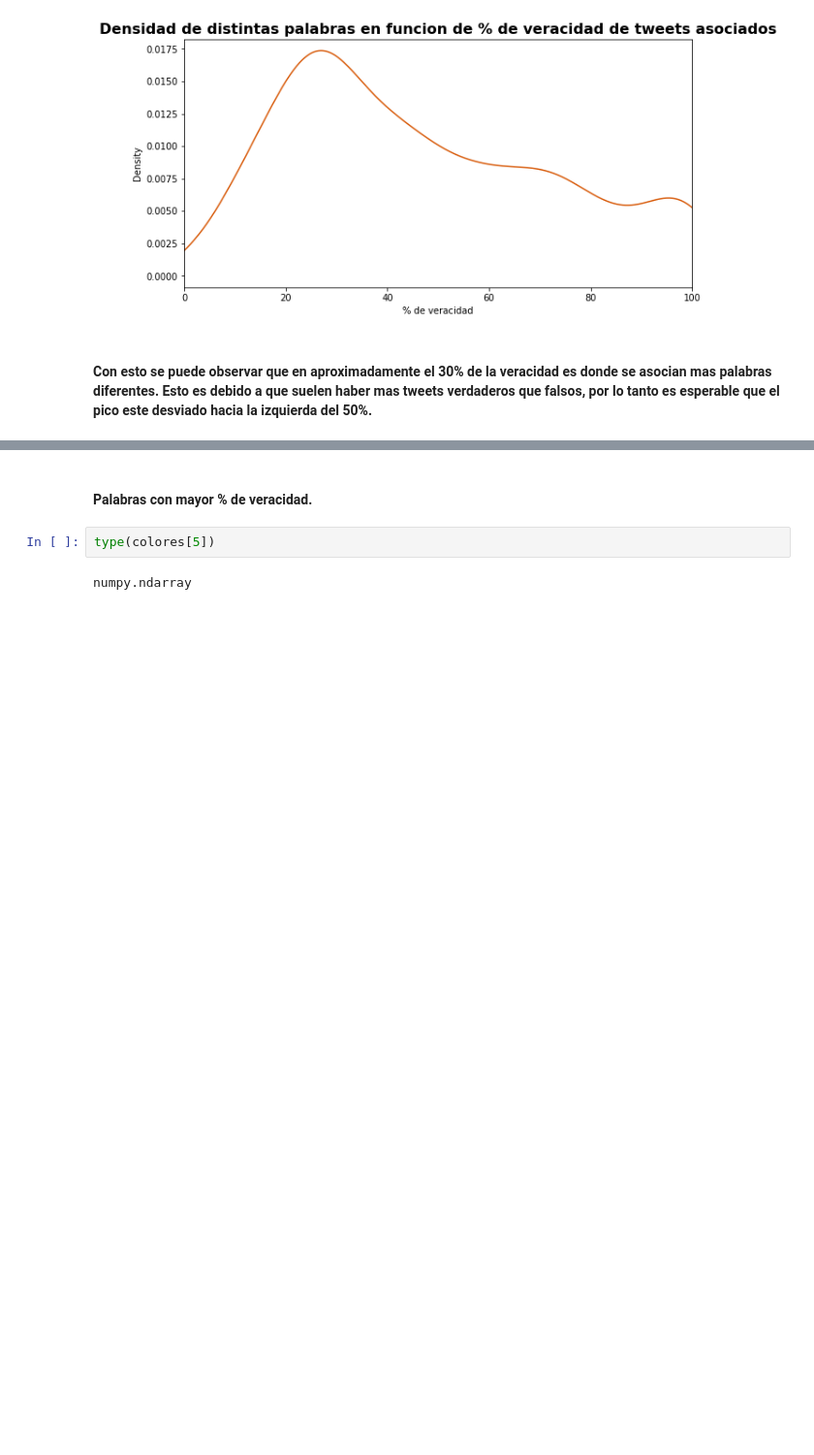
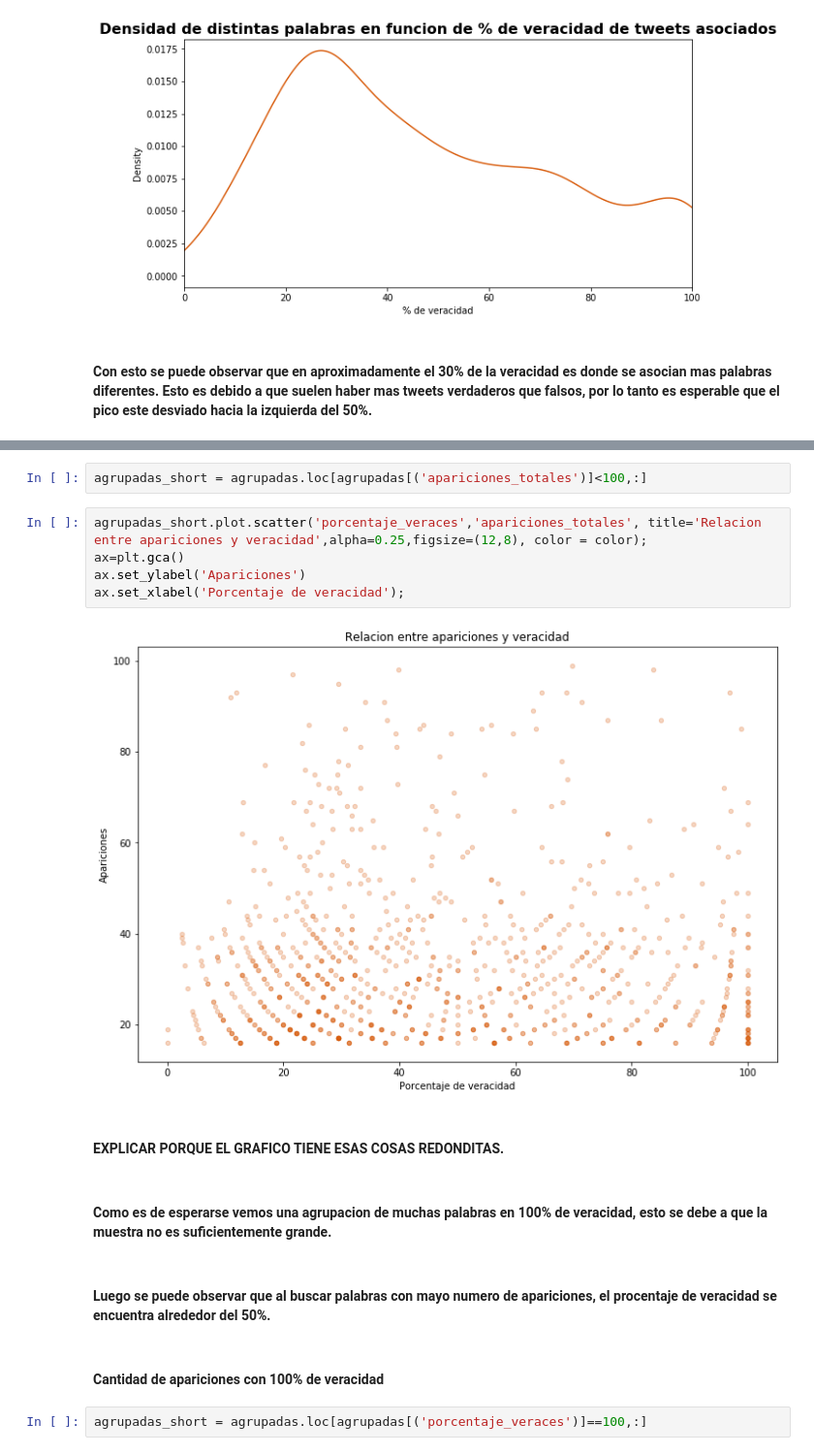
Before and after one commit to RiedelNicolas/TP1-Organizacion-de-Datos, a Jupyter notebook: Nico.ipynb, the cells around one changed output, grey strips where cells are left out. Shown at 97% size. Cells and saved outputs as stored; diff of their text form; blank space fills up the shorter version.

```diff
--- a/Nico.ipynb
+++ b/Nico.ipynb
@@ -347,6 +393,19 @@ agrupadas['porcentaje_veraces'].plot.kde(color = color , figsize=(10, 5));
+# %%
+agrupadas_short = agrupadas.loc[agrupadas[('apariciones_totales')]<100,:]
+# %%
+agrupadas_short.plot.scatter('porcentaje_veraces','apariciones_totales', title='Relacion entre apariciones y veracidad',alpha=0.25,figsize=(12,8), color = color);
+ax=plt.gca()
+ax.set_ylabel('Apariciones')
+ax.set_xlabel('Porcentaje de veracidad');
+# %% [output]
+[figure, added]
+# %% [markdown]
+#### EXPLICAR PORQUE EL GRAFICO TIENE ESAS COSAS REDONDITAS.
+# %% [markdown]
+#### Como es de esperarse vemos una agrupacion de muchas palabras en 100% de veracidad, esto se debe a que la muestra no es suficientemente grande.
+# %% [markdown]
+#### Luego se puede observar que al buscar palabras con mayo numero de apariciones, el procentaje de veracidad se encuentra alrededor del 50%.
 # %% [markdown]
-#### Palabras con mayor % de veracidad.
+#### Cantidad de apariciones con 100% de veracidad
-# %%
-type(colores[5])
-# %% [output]
-numpy.ndarray
+# %%
+agrupadas_short = agrupadas.loc[agrupadas[('porcentaje_veraces')]==100,:]
```
Also changed, not shown: parts of 23 cells of this notebook.
